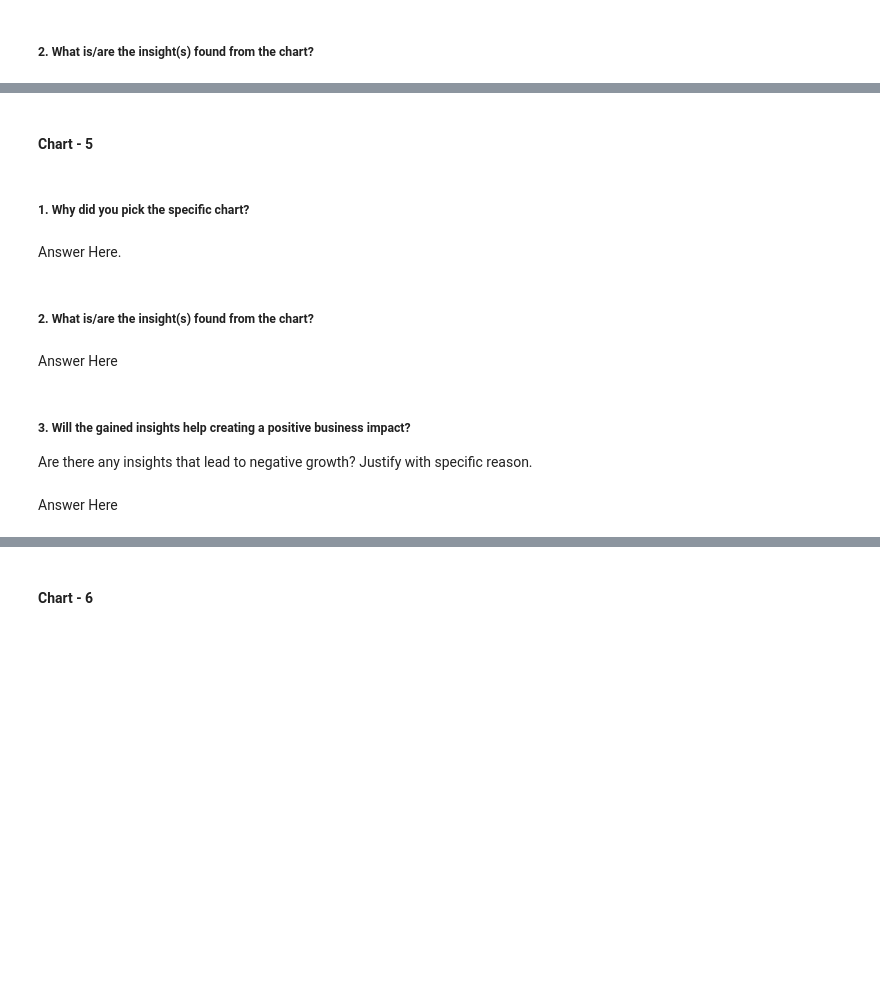
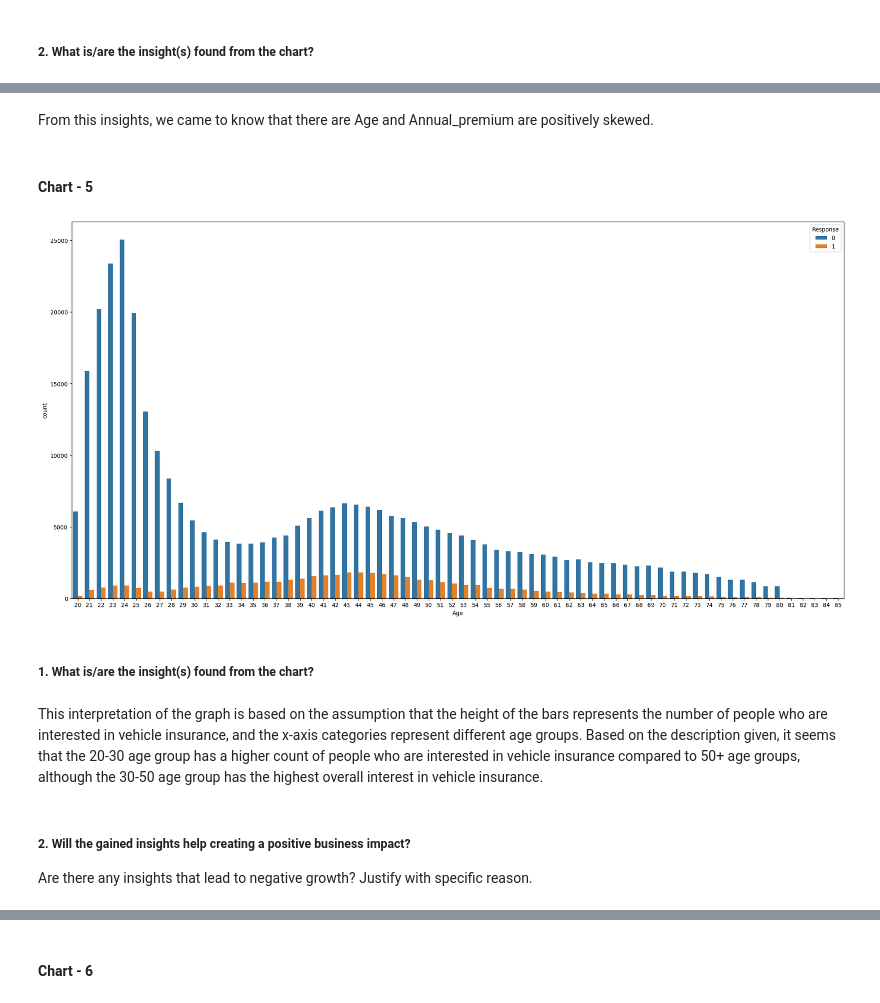
Before and after one commit to saidul-mondal-au7/health_insurance_cross_sell_prediction, a Jupyter notebook: health_insurance_cross_sell_prediction.ipynb, the cells around one changed output, grey strips where cells are left out. Drawn from its saved outputs; the diff is of its cells as text; code cells hidden in the pictures; blank space fills up the shorter version.

```diff
--- a/health_insurance_cross_sell_prediction.ipynb
+++ b/health_insurance_cross_sell_prediction.ipynb
@@ -468,2 +521,4 @@ Answer Here
+# %% [markdown]
+From this insights, we came to know that there are Age and Annual_premium are positively skewed.
 # %% [markdown]
 #### Chart - 5
@@ -472,13 +525,16 @@ Answer Here
-# %% [markdown]
-##### 1. Why did you pick the specific chart?
-# %% [markdown]
-Answer Here.
+# %%
+# Chart - 5 visualization code
+
+#Age VS Response
+plt.figure(figsize=(20,10))
+sns.countplot(x='Age',hue='Response',data=df);
+plt.tight_layout()
+# %% [output]
+[figure, added]
 # %% [markdown]
-##### 2. What is/are the insight(s) found from the chart?
+##### 1. What is/are the insight(s) found from the chart?
-# %% [markdown]
-Answer Here
+# %% [markdown]
+This interpretation of the graph is based on the assumption that the height of the bars represents the number of people who are interested in vehicle insurance, and the x-axis categories represent different age groups. Based on the description given, it seems that the 20-30 age group has a higher count of people who are interested in vehicle insurance compared to 50+ age groups, although the 30-50 age group has the highest overall interest in vehicle insurance.
 # %% [markdown]
-##### 3. Will the gained insights help creating a positive business impact?
+##### 2. Will the gained insights help creating a positive business impact?
 Are there any insights that lead to negative growth? Justify with specific reason.
-# %% [markdown]
-Answer Here
```
Also changed, not shown: parts of 17 cells of this notebook.
